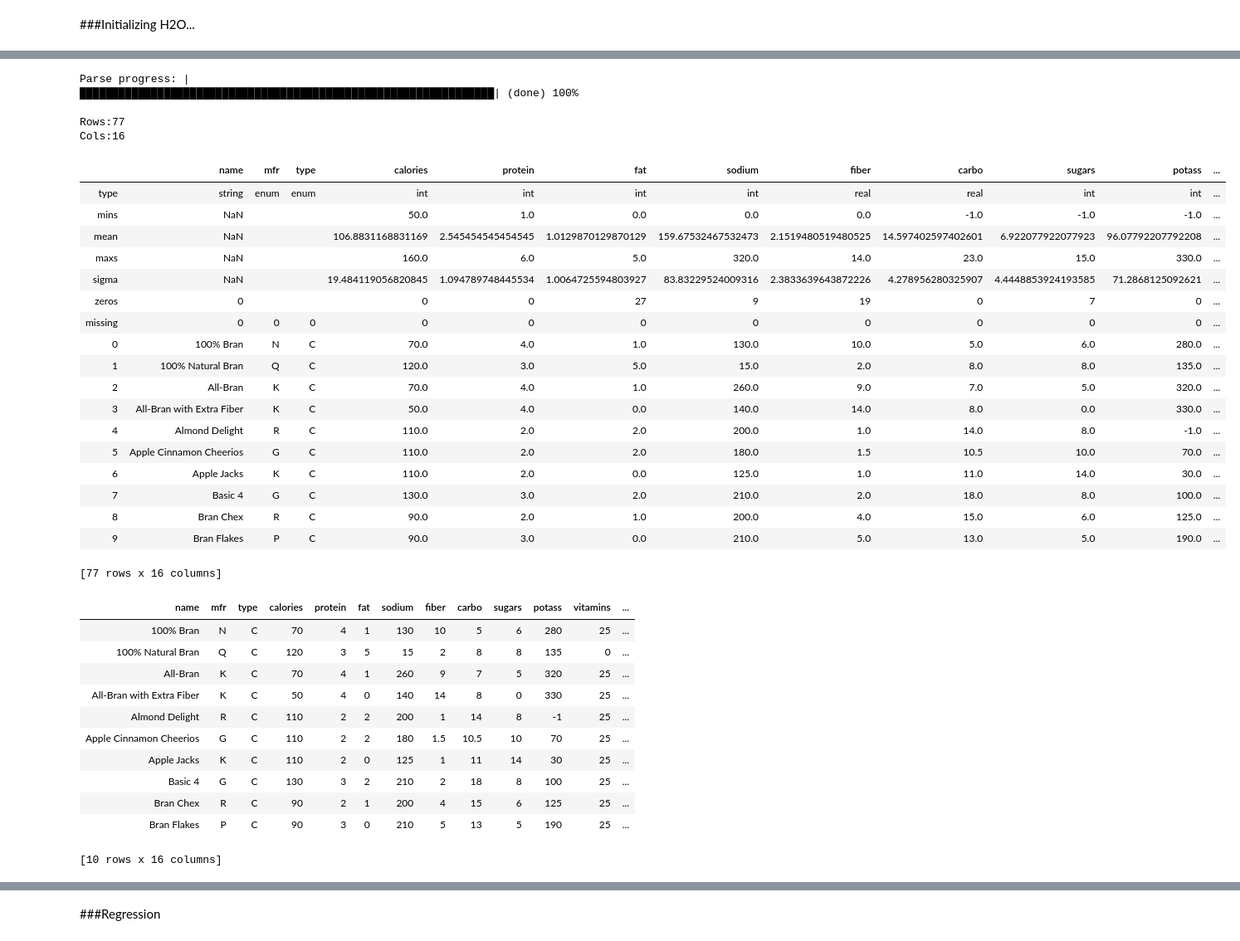
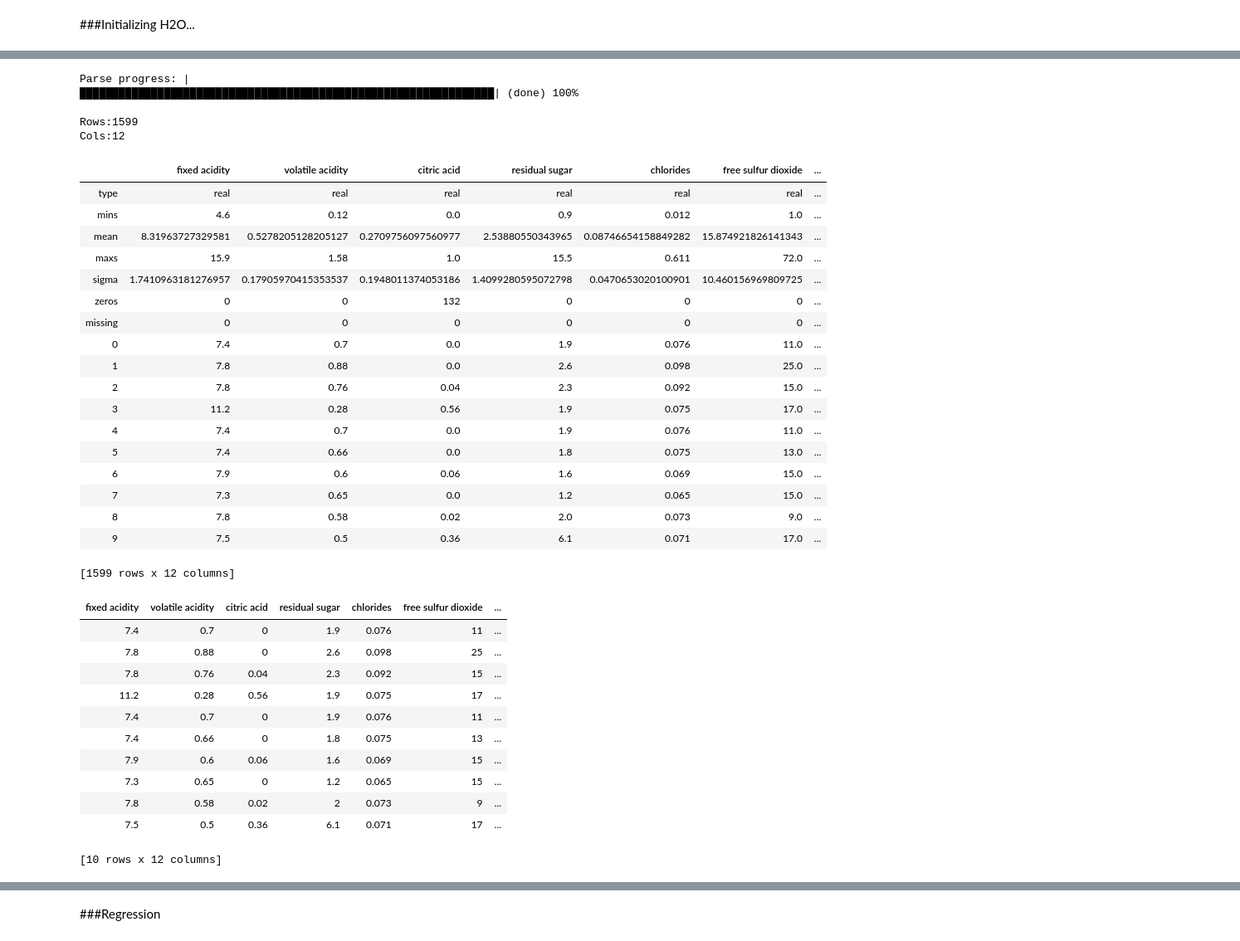
Before and after one commit to meghamkpatel/Skunks_Skool, a Jupyter notebook: INFO_6105/AutoML/80_Cereals.ipynb, the cells around one changed output, grey strips where cells are left out. Shown at 83% size. Drawn from its saved outputs; the diff is of its cells as text; code cells hidden in the pictures.

```diff
--- a/INFO_6105/AutoML/80_Cereals.ipynb
+++ b/INFO_6105/AutoML/80_Cereals.ipynb
@@ -162,45 +157,45 @@ if not interactive: matplotlib.use('Agg', warn=False)
 import matplotlib.pyplot as plt
 # %%
 #Viewing data in the file
-data = h2o.import_file("cereal.csv")
+data = h2o.import_file("winequality-red.csv")
 data.shape
 data.describe()
 data.head()
 # %% [output]
 Parse progress: |████████████████████████████████████████████████████████████████| (done) 100%
-Rows:77
-Cols:16
+Rows:1599
+Cols:12
-|  | name | mfr | type | calories | protein | fat | sodium | fiber | carbo | sugars | potass | ... |
-| type | string | enum | enum | int | int | int | int | real | real | int | int | ... |
-| mins | NaN |  |  | 50.0 | 1.0 | 0.0 | 0.0 | 0.0 | -1.0 | -1.0 | -1.0 | ... |
-| mean | NaN |  |  | 106.8831168831169 | 2.545454545454545 | 1.0129870129870129 | 159.67532467532473 | 2.1519480519480525 | 14.597402597402601 | 6.922077922077923 | 96.07792207792208 | ... |
-| maxs | NaN |  |  | 160.0 | 6.0 | 5.0 | 320.0 | 14.0 | 23.0 | 15.0 | 330.0 | ... |
-| sigma | NaN |  |  | 19.484119056820845 | 1.094789748445534 | 1.0064725594803927 | 83.83229524009316 | 2.3833639643872226 | 4.278956280325907 | 4.4448853924193585 | 71.2868125092621 | ... |
-| zeros | 0 |  |  | 0 | 0 | 27 | 9 | 19 | 0 | 7 | 0 | ... |
-| missing | 0 | 0 | 0 | 0 | 0 | 0 | 0 | 0 | 0 | 0 | 0 | ... |
-| 0 | 100% Bran | N | C | 70.0 | 4.0 | 1.0 | 130.0 | 10.0 | 5.0 | 6.0 | 280.0 | ... |
-| 1 | 100% Natural Bran | Q | C | 120.0 | 3.0 | 5.0 | 15.0 | 2.0 | 8.0 | 8.0 | 135.0 | ... |
-| 2 | All-Bran | K | C | 70.0 | 4.0 | 1.0 | 260.0 | 9.0 | 7.0 | 5.0 | 320.0 | ... |
-| 3 | All-Bran with Extra Fiber | K | C | 50.0 | 4.0 | 0.0 | 140.0 | 14.0 | 8.0 | 0.0 | 330.0 | ... |
-| 4 | Almond Delight | R | C | 110.0 | 2.0 | 2.0 | 200.0 | 1.0 | 14.0 | 8.0 | -1.0 | ... |
-| 5 | Apple Cinnamon Cheerios | G | C | 110.0 | 2.0 | 2.0 | 180.0 | 1.5 | 10.5 | 10.0 | 70.0 | ... |
-| 6 | Apple Jacks | K | C | 110.0 | 2.0 | 0.0 | 125.0 | 1.0 | 11.0 | 14.0 | 30.0 | ... |
-| 7 | Basic 4 | G | C | 130.0 | 3.0 | 2.0 | 210.0 | 2.0 | 18.0 | 8.0 | 100.0 | ... |
-| 8 | Bran Chex | R | C | 90.0 | 2.0 | 1.0 | 200.0 | 4.0 | 15.0 | 6.0 | 125.0 | ... |
-| 9 | Bran Flakes | P | C | 90.0 | 3.0 | 0.0 | 210.0 | 5.0 | 13.0 | 5.0 | 190.0 | ... |
+|  | fixed acidity | volatile acidity | citric acid | residual sugar | chlorides | free sulfur dioxide | ... |
+| type | real | real | real | real | real | real | ... |
+| mins | 4.6 | 0.12 | 0.0 | 0.9 | 0.012 | 1.0 | ... |
+| mean | 8.31963727329581 | 0.5278205128205127 | 0.2709756097560977 | 2.53880550343965 | 0.08746654158849282 | 15.874921826141343 | ... |
+| maxs | 15.9 | 1.58 | 1.0 | 15.5 | 0.611 | 72.0 | ... |
+| sigma | 1.7410963181276957 | 0.17905970415353537 | 0.1948011374053186 | 1.4099280595072798 | 0.0470653020100901 | 10.460156969809725 | ... |
+| zeros | 0 | 0 | 132 | 0 | 0 | 0 | ... |
+| missing | 0 | 0 | 0 | 0 | 0 | 0 | ... |
+| 0 | 7.4 | 0.7 | 0.0 | 1.9 | 0.076 | 11.0 | ... |
+| 1 | 7.8 | 0.88 | 0.0 | 2.6 | 0.098 | 25.0 | ... |
+| 2 | 7.8 | 0.76 | 0.04 | 2.3 | 0.092 | 15.0 | ... |
+| 3 | 11.2 | 0.28 | 0.56 | 1.9 | 0.075 | 17.0 | ... |
+| 4 | 7.4 | 0.7 | 0.0 | 1.9 | 0.076 | 11.0 | ... |
+| 5 | 7.4 | 0.66 | 0.0 | 1.8 | 0.075 | 13.0 | ... |
+| 6 | 7.9 | 0.6 | 0.06 | 1.6 | 0.069 | 15.0 | ... |
+| 7 | 7.3 | 0.65 | 0.0 | 1.2 | 0.065 | 15.0 | ... |
+| 8 | 7.8 | 0.58 | 0.02 | 2.0 | 0.073 | 9.0 | ... |
+| 9 | 7.5 | 0.5 | 0.36 | 6.1 | 0.071 | 17.0 | ... |
-[77 rows x 16 columns]
+[1599 rows x 12 columns]
-| name | mfr | type | calories | protein | fat | sodium | fiber | carbo | sugars | potass | vitamins | ... |
-| 100% Bran | N | C | 70 | 4 | 1 | 130 | 10 | 5 | 6 | 280 | 25 | ... |
-| 100% Natural Bran | Q | C | 120 | 3 | 5 | 15 | 2 | 8 | 8 | 135 | 0 | ... |
-| All-Bran | K | C | 70 | 4 | 1 | 260 | 9 | 7 | 5 | 320 | 25 | ... |
-| All-Bran with Extra Fiber | K | C | 50 | 4 | 0 | 140 | 14 | 8 | 0 | 330 | 25 | ... |
-| Almond Delight | R | C | 110 | 2 | 2 | 200 | 1 | 14 | 8 | -1 | 25 | ... |
-| Apple Cinnamon Cheerios | G | C | 110 | 2 | 2 | 180 | 1.5 | 10.5 | 10 | 70 | 25 | ... |
-| Apple Jacks | K | C | 110 | 2 | 0 | 125 | 1 | 11 | 14 | 30 | 25 | ... |
-| Basic 4 | G | C | 130 | 3 | 2 | 210 | 2 | 18 | 8 | 100 | 25 | ... |
-| Bran Chex | R | C | 90 | 2 | 1 | 200 | 4 | 15 | 6 | 125 | 25 | ... |
-| Bran Flakes | P | C | 90 | 3 | 0 | 210 | 5 | 13 | 5 | 190 | 25 | ... |
+| fixed acidity | volatile acidity | citric acid | residual sugar | chlorides | free sulfur dioxide | ... |
+| 7.4 | 0.7 | 0 | 1.9 | 0.076 | 11 | ... |
+| 7.8 | 0.88 | 0 | 2.6 | 0.098 | 25 | ... |
+| 7.8 | 0.76 | 0.04 | 2.3 | 0.092 | 15 | ... |
+| 11.2 | 0.28 | 0.56 | 1.9 | 0.075 | 17 | ... |
+| 7.4 | 0.7 | 0 | 1.9 | 0.076 | 11 | ... |
+| 7.4 | 0.66 | 0 | 1.8 | 0.075 | 13 | ... |
+| 7.9 | 0.6 | 0.06 | 1.6 | 0.069 | 15 | ... |
+| 7.3 | 0.65 | 0 | 1.2 | 0.065 | 15 | ... |
+| 7.8 | 0.58 | 0.02 | 2 | 0.073 | 9 | ... |
+| 7.5 | 0.5 | 0.36 | 6.1 | 0.071 | 17 | ... |
-[10 rows x 16 columns]
+[10 rows x 12 columns]
 # %%
 train, test = data.split_frame(seed = 1234, destination_frames = ["train.hex", "test.hex"])
 # %%
```
Also changed, not shown: parts of 33 cells of this notebook.
